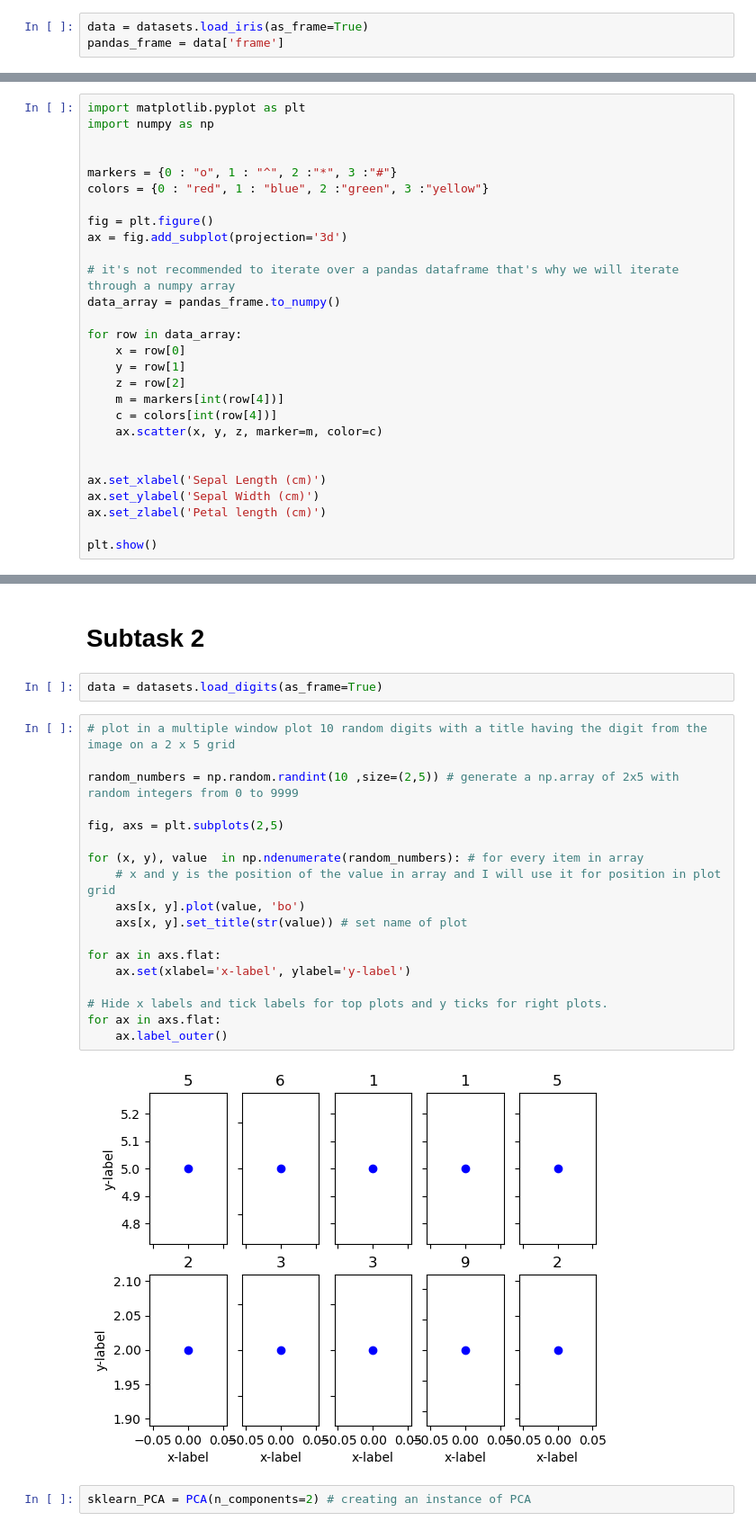
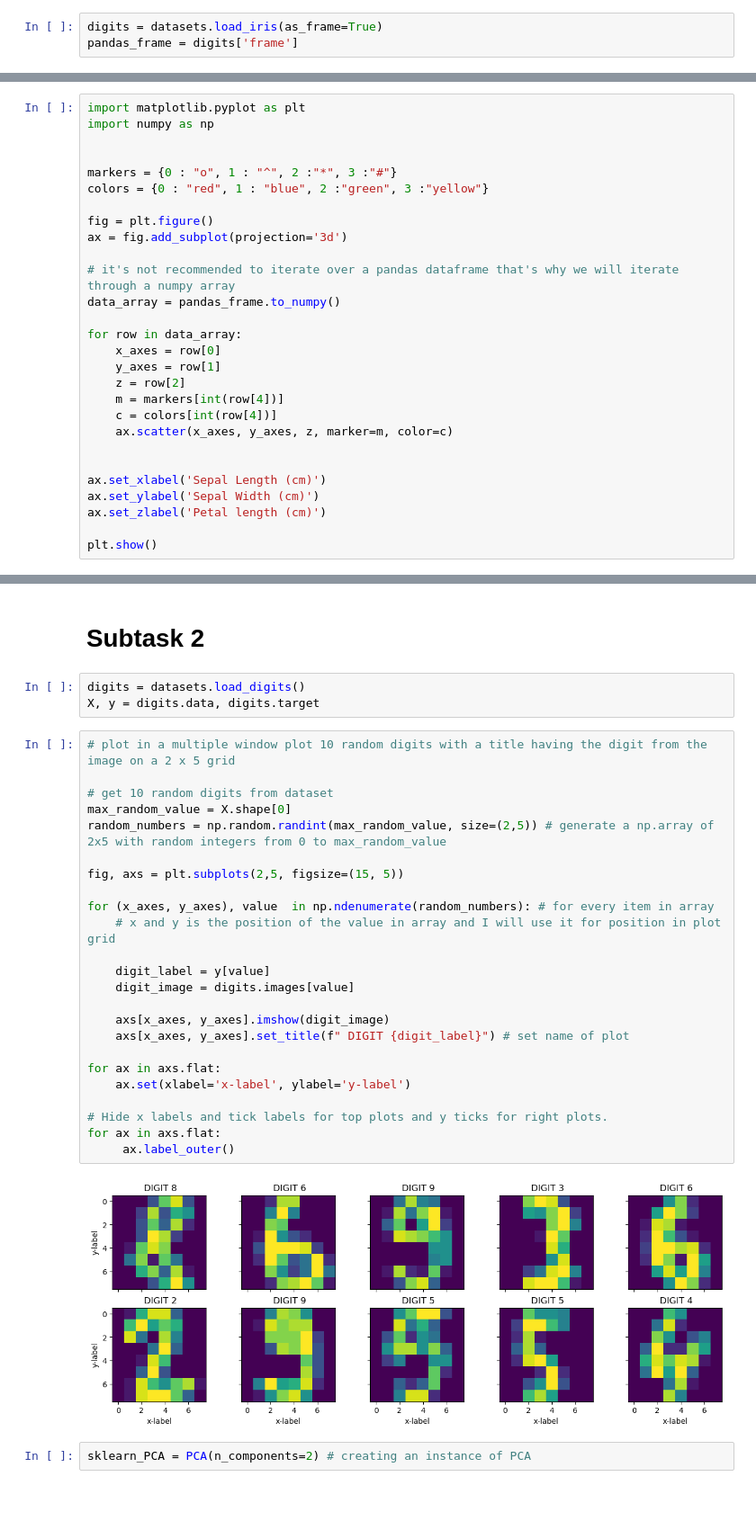
Before and after one commit to its-mario/Sigmoid-Mentoring, a Jupyter notebook: 05_principal_component_analysis.ipynb, the cells around one changed output, grey strips where cells are left out. Shown at 90% size. Cells and saved outputs as stored; diff of their text form; blank space fills up the shorter version.

```diff
--- a/05_principal_component_analysis.ipynb
+++ b/05_principal_component_analysis.ipynb
@@ -4,8 +4,8 @@
 from sklearn import datasets
 import pandas as pd
 # %%
-data = datasets.load_iris(as_frame=True)
-pandas_frame = data['frame']
+digits = datasets.load_iris(as_frame=True)
+pandas_frame = digits['frame']
 # %%
 pandas_frame.head() # show how data looks
 # %% [output]
@@ -41,12 +41,12 @@ ax = fig.add_subplot(projection='3d')
 data_array = pandas_frame.to_numpy()
 
 for row in data_array:
-    x = row[0]
-    y = row[1]
+    x_axes = row[0]
+    y_axes = row[1]
     z = row[2]
     m = markers[int(row[4])]
     c = colors[int(row[4])]
-    ax.scatter(x, y, z, marker=m, color=c)
+    ax.scatter(x_axes, y_axes, z, marker=m, color=c)
 
 
 ax.set_xlabel('Sepal Length (cm)')
@@ -195,27 +194,34 @@ It goes down. [It do go down](https://www.youtube.com/watch?v=DYzT-Pk6Ogw). But
 # %% [markdown]
 # Subtask 2
 # %%
-data = datasets.load_digits(as_frame=True)
+digits = datasets.load_digits()
+X, y = digits.data, digits.target
 # %%
 # plot in a multiple window plot 10 random digits with a title having the digit from the image on a 2 x 5 grid
 
-random_numbers = np.random.randint(10 ,size=(2,5)) # generate a np.array of 2x5 with random integers from 0 to 9999
+# get 10 random digits from dataset
+max_random_value = X.shape[0]
+random_numbers = np.random.randint(max_random_value, size=(2,5)) # generate a np.array of 2x5 with random integers from 0 to max_random_value
 
-fig, axs = plt.subplots(2,5)
+fig, axs = plt.subplots(2,5, figsize=(15, 5))
 
-for (x, y), value  in np.ndenumerate(random_numbers): # for every item in array
+for (x_axes, y_axes), value  in np.ndenumerate(random_numbers): # for every item in array
     # x and y is the position of the value in array and I will use it for position in plot grid
-    axs[x, y].plot(value, 'bo')
-    axs[x, y].set_title(str(value)) # set name of plot
+
+    digit_label = y[value]
+    digit_image = digits.images[value]
+
+    axs[x_axes, y_axes].imshow(digit_image)
+    axs[x_axes, y_axes].set_title(f" DIGIT {digit_label}") # set name of plot
 
 for ax in axs.flat:
     ax.set(xlabel='x-label', ylabel='y-label')
 
 # Hide x labels and tick labels for top plots and y ticks for right plots.
 for ax in axs.flat:
-    ax.label_outer()
+     ax.label_outer()
 # %% [output]
-[figure, old version]
+[figure, new version]
 # %%
 sklearn_PCA = PCA(n_components=2) # creating an instance of PCA
 # %%
```
Also changed, not shown: parts of 5 cells of this notebook.
